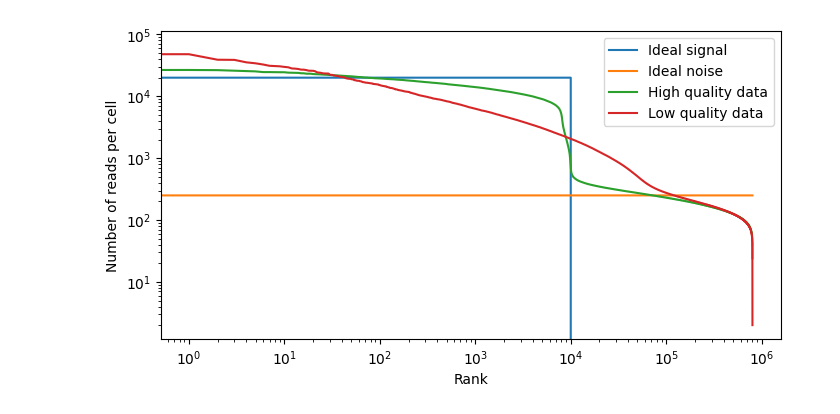
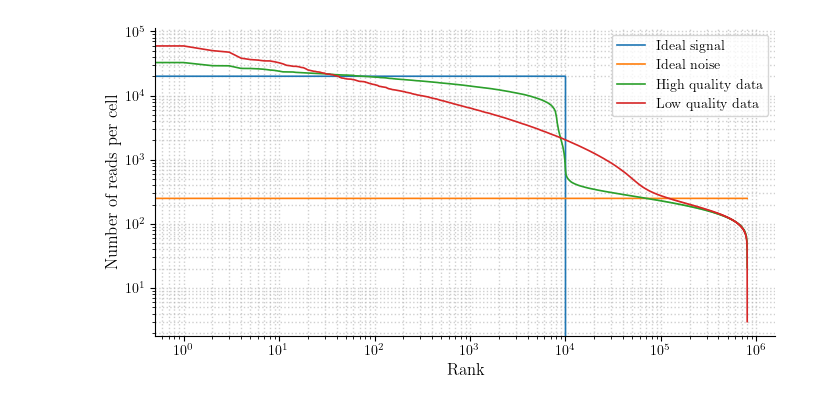
Before and after one commit to fderop/phd_thesis, a Jupyter notebook: ipynb/sim.ipynb, the cells around one changed output. Saved outputs shown, nothing was run; the diff lists cells and outputs as text; code cells hidden in the pictures.

```diff
--- a/ipynb/sim.ipynb
+++ b/ipynb/sim.ipynb
@@ -1,6 +1,26 @@
 # %%
 import numpy as np
 import pandas as pd
+
+import matplotlib
+
+matplotlib.rcParams.update(
+    {
+        "text.usetex": True,
+        "font.family": "serif",
+        "font.serif": ["Computer Modern Roman"],
+        "axes.labelsize": 12,
+        "axes.titlesize": 12,
+        "legend.fontsize": 10,
+        "xtick.labelsize": 10,
+        "ytick.labelsize": 10,
+        "grid.alpha": 0.6,
+        "axes.grid": True,
+        "lines.linewidth": 1.2,
+        "lines.markeredgewidth": 0.5,
+    }
+)
+
 
 n_whitelist = 800_000
 n_reads = 200_000_000
@@ -38,31 +58,36 @@ bad_background_counts = np.round(
 )
 
 df = pd.DataFrame(
     {
         "rank": range(n_whitelist),
         "good_data": np.sort(
             np.concatenate([good_true_cell_counts, good_intermediate_counts, good_background_counts])
         )[::-1],
         "ideal_noise": [round(n_reads / n_whitelist)] * n_whitelist,
         "ideal_signal": [round(n_reads / n_truecells)] * n_truecells
         + [0] * (n_whitelist - n_truecells),
         "bad_data": np.sort(np.concatenate([bad_true_cell_counts, bad_background_counts]))[::-1],
     }
 )
 
 fig = df.plot(
     x="rank",
     y=["ideal_signal", "ideal_noise", "good_data", "bad_data"],
     logx=True,
     logy=True,
     label=["Ideal signal", "Ideal noise", "High quality data", "Low quality data"],
     xlabel="Rank",
     ylabel="Number of reads per cell",
     figsize=(8, 4),
 )
 
+fig.grid(True, which="both", linestyle="dotted", linewidth=1)
+fig.figure.gca().spines["top"].set_visible(False)
+fig.figure.gca().spines["right"].set_visible(False)
+
 fig.figure.savefig("figs/ch2_kneeplot.png", bbox_inches='tight')
 fig.figure.savefig("figs/ch2_kneeplot.svg", bbox_inches='tight')
 fig.figure.savefig("figs/ch2_kneeplot.pdf", bbox_inches='tight', format='pdf')
+fig.figure.savefig("figs/ch2_kneeplot.pgf")
 # %% [output]
-[figure, old version]
+[figure, new version]
```
Also changed, not shown: 10 other files.
